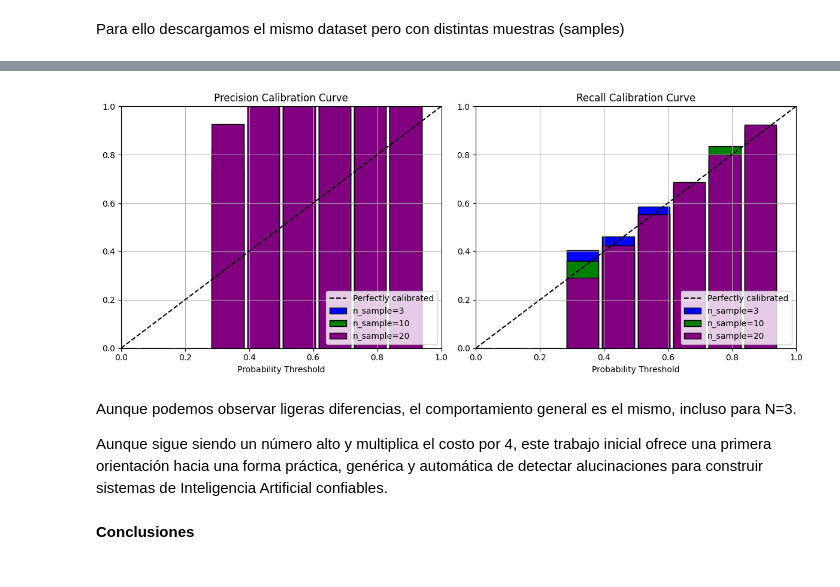
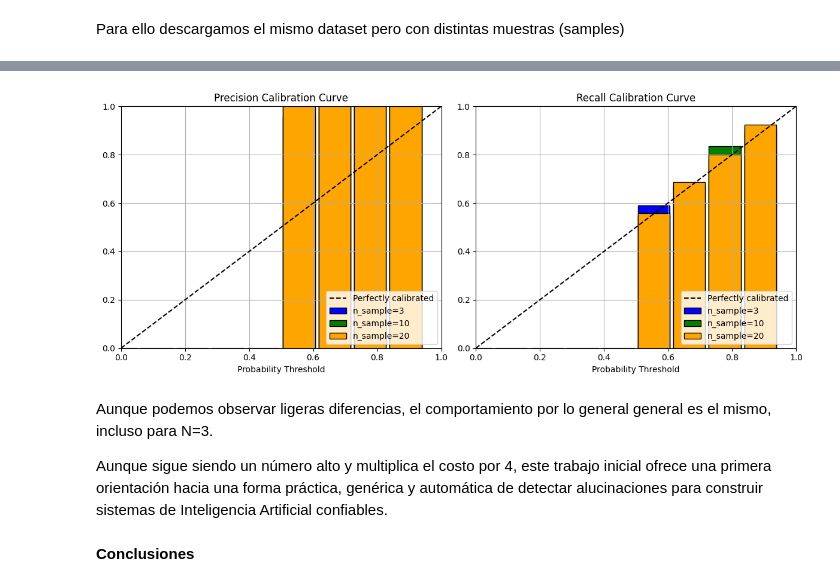
Before and after one commit to GonzaloPahissa/TFG_Gonzalo_Arguedas, a Jupyter notebook: src/Automatic_detection.ipynb, the cells around one changed output, grey strips where cells are left out. Saved outputs shown, nothing was run; the diff lists cells and outputs as text; code cells hidden in the pictures.

```diff
--- a/src/Automatic_detection.ipynb
+++ b/src/Automatic_detection.ipynb
@@ -295,0 +322,7 @@ output_df["label"] = output_df.annotation.apply(lambda x: 0 if x == "accurate" e
+# %%
+f1_scores = []
+for thr in thresholds:
+    output_df["prediction"] = output_df["probability"].apply(lambda x: 1 if x > thr else 0)
+    f1 = f1_score(output_df["label"], output_df["prediction"])
+    f1_scores.append(f1)
+    print(f"Threshold {thr:.2f}: F1 Score = {f1:.2f}")
@@ -296,6 +357,6 @@ output_df["label"] = output_df.annotation.apply(lambda x: 0 if x == "accurate" e
 # %%
-threshold = 0.35
-output_df["prediction"] = output_df["probability"].apply(lambda x: 1 if x > threshold else 0) # We add the predicted label
+threshold = 0.56
+output_df["prediction"] = output_df["probability"].apply(lambda x: 1 if x > threshold else 0)
 # %%
 output_df
 # %% [output]
@@ -494,7 +548,7 @@ df = pd.read_csv("./wiki_bio_gpt3_hallucination_all_samples.csv")
 total_samples = 20
 n_sample = 3
 
-def get_scores_from_df(df, n_sample=20, total_samples=20, threshold=0.35):
+def get_scores_from_df(df, n_sample=20, total_samples=20, threshold=0.56):
 
     output_df = []
 
@@ -524,12 +578,12 @@ def get_scores_from_df(df, n_sample=20, total_samples=20, threshold=0.35):
 n_samples = [3, 10, 20]
 total_samples = 20
 
-fig, (ax1, ax2) = plt.subplots(1, 2, figsize=(12, 5))  # Single row, two columns
+fig, (ax1, ax2) = plt.subplots(1, 2, figsize=(12, 5))
 
 n_bins = 10
 thresholds = np.linspace(0, 1, n_bins)
 
-colors = ['blue', 'green', 'purple', 'orange']  # Different color for each n_sample
+colors = ['blue', 'green', 'orange', 'orange']
 
 for j, n_sample in enumerate(n_samples):
     output_df = get_scores_from_df(df, n_sample=n_sample, total_samples=total_samples)
@@ -542,40 +596,37 @@ for j, n_sample in enumerate(n_samples):
         max_threshold = thresholds[i + 1]
         bin_df = output_df.loc[(output_df.probability >= min_threshold) & (output_df.probability < max_threshold)]
         precision = precision_score(bin_df.prediction.values, bin_df.label.values)
         recall = recall_score(bin_df.prediction.values, bin_df.label.values)
         x.append(min_threshold)
         precisions.append(precision)
         recalls.append(recall)
 
-    # Plot precision and recall for this n_sample
+
     ax1.bar(x, precisions, width=0.1, color=colors[j], edgecolor='black', label=f'n_sample={n_sample}')
     ax2.bar(x, recalls, width=0.1, color=colors[j], edgecolor='black', label=f'n_sample={n_sample}')
 
-# Set properties for precision plot
 ax1.plot([0, 1], [0, 1], "k--", label="Perfectly calibrated")
 ax1.set_xlim([0, 1])
 ax1.set_ylim([0, 1])
 ax1.set_xlabel('Probability Threshold')
 ax1.set_title('Precision Calibration Curve')
 ax1.legend(loc='lower right')
 ax1.grid(True)
 
-# Set properties for recall plot
 ax2.plot([0, 1], [0, 1], "k--", label="Perfectly calibrated")
 ax2.set_xlim([0, 1])
 ax2.set_ylim([0, 1])
 ax2.set_xlabel('Probability Threshold')
 ax2.set_title('Recall Calibration Curve')
 ax2.legend(loc='lower right')
 ax2.grid(True)
 
-# Display the plots
 plt.tight_layout()
 plt.show()
 # %% [output]
-[figure, old version]
+[figure, new version]
 # %% [markdown]
-Aunque podemos observar ligeras diferencias, el comportamiento general es el mismo, incluso para N=3.
+Aunque podemos observar ligeras diferencias, el comportamiento por lo general general es el mismo, incluso para N=3.
 
 Aunque sigue siendo un número alto y multiplica el costo por 4, este trabajo inicial ofrece una primera orientación hacia una forma práctica, genérica y automática de detectar alucinaciones para construir sistemas de Inteligencia Artificial confiables.
 # %% [markdown]
```
Also changed, not shown: parts of 18 cells of this notebook.
